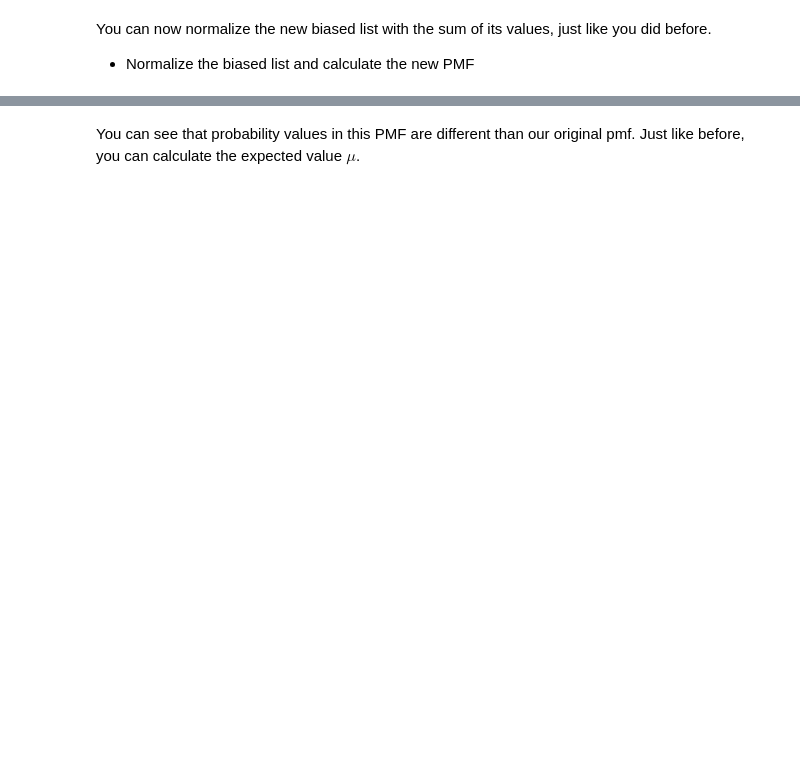
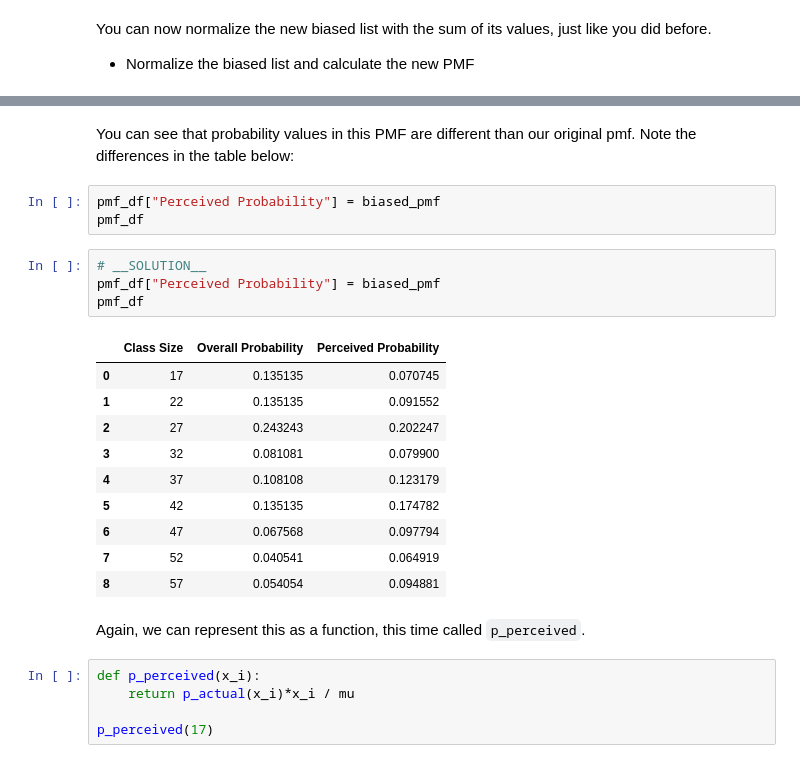
Before and after one commit to learn-co-curriculum/dsc-probability-mass-function-lab, a Jupyter notebook: index.ipynb, the cells around one changed output, grey strips where cells are left out. Cells and saved outputs as stored; diff of their text form; blank space fills up the shorter version.

```diff
--- a/index.ipynb
+++ b/index.ipynb
@@ -186,2 +229,27 @@ sizes, pmf2
 # %% [markdown]
-You can see that probability values in this PMF are different than our original pmf. Just like before, you can calculate the expected value $\mu$.
+You can see that probability values in this PMF are different than our original pmf. Note the differences in the table below:
+# %%
+pmf_df["Perceived Probability"] = biased_pmf
+pmf_df
+# %%
+# __SOLUTION__
+pmf_df["Perceived Probability"] = biased_pmf
+pmf_df
+# %% [output]
+|  | Class Size | Overall Probability | Perceived Probability |
+| 0 | 17 | 0.135135 | 0.070745 |
+| 1 | 22 | 0.135135 | 0.091552 |
+| 2 | 27 | 0.243243 | 0.202247 |
+| 3 | 32 | 0.081081 | 0.079900 |
+| 4 | 37 | 0.108108 | 0.123179 |
+| 5 | 42 | 0.135135 | 0.174782 |
+| 6 | 47 | 0.067568 | 0.097794 |
+| 7 | 52 | 0.040541 | 0.064919 |
+| 8 | 57 | 0.054054 | 0.094881 |
+# %% [markdown]
+Again, we can represent this as a function, this time called `p_perceived`.
+# %%
+def p_perceived(x_i):
+    return p_actual(x_i)*x_i / mu
+
+p_perceived(17)
```
Also changed, not shown: parts of 43 cells of this notebook, 6 other files.
